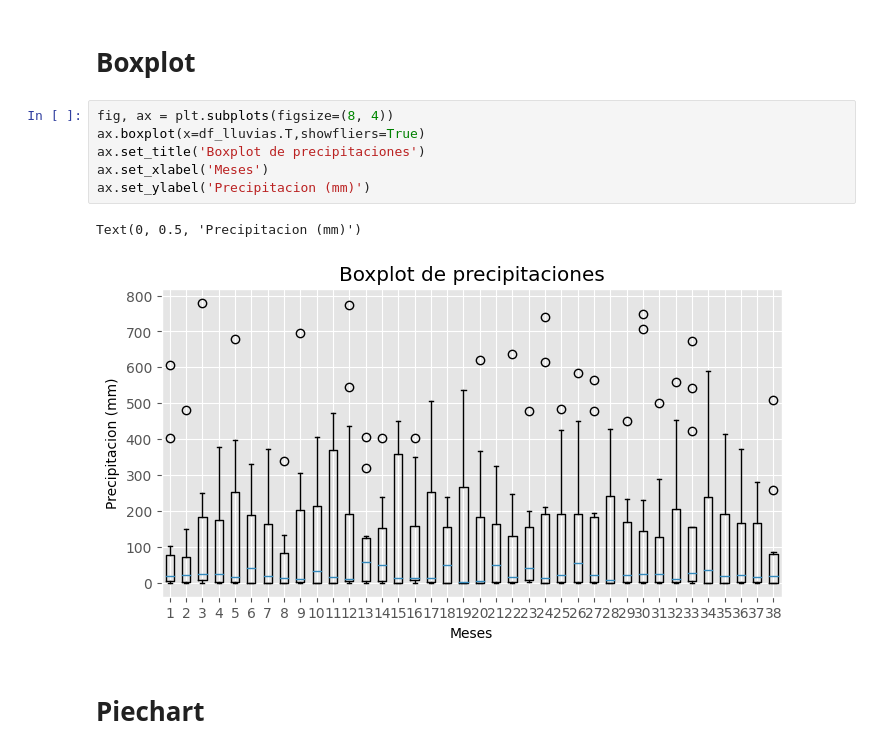
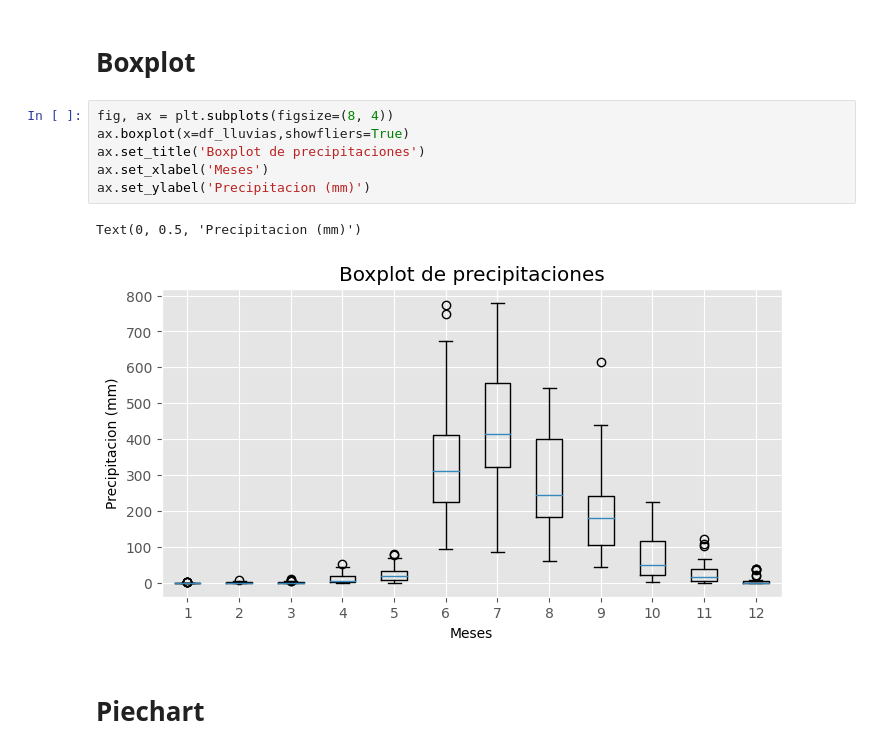
Before and after one commit to dfbustosus/Bootcamp-DS-2023-I, a Jupyter notebook: Clase 7- 23 Mar 2023/Clase_07- Parte I.ipynb, the cells around one changed output. Saved outputs shown, nothing was run; the diff lists cells and outputs as text.

```diff
--- a/Clase 7- 23 Mar 2023/Clase_07- Parte I.ipynb
+++ b/Clase 7- 23 Mar 2023/Clase_07- Parte I.ipynb
@@ -201,13 +221,13 @@ Text(0, 0.5, 'Frecuencia absoluta')
 # Boxplot
 # %%
 fig, ax = plt.subplots(figsize=(8, 4))
-ax.boxplot(x=df_lluvias.T,showfliers=True)
+ax.boxplot(x=df_lluvias,showfliers=True)
 ax.set_title('Boxplot de precipitaciones')
 ax.set_xlabel('Meses')
 ax.set_ylabel('Precipitacion (mm)')
 # %% [output]
 Text(0, 0.5, 'Precipitacion (mm)')
-[figure, old version]
+[figure, new version]
 # %% [markdown]
 # Piechart
 # %%
```
Also changed, not shown: parts of 8 cells of this notebook, 3 other files.
